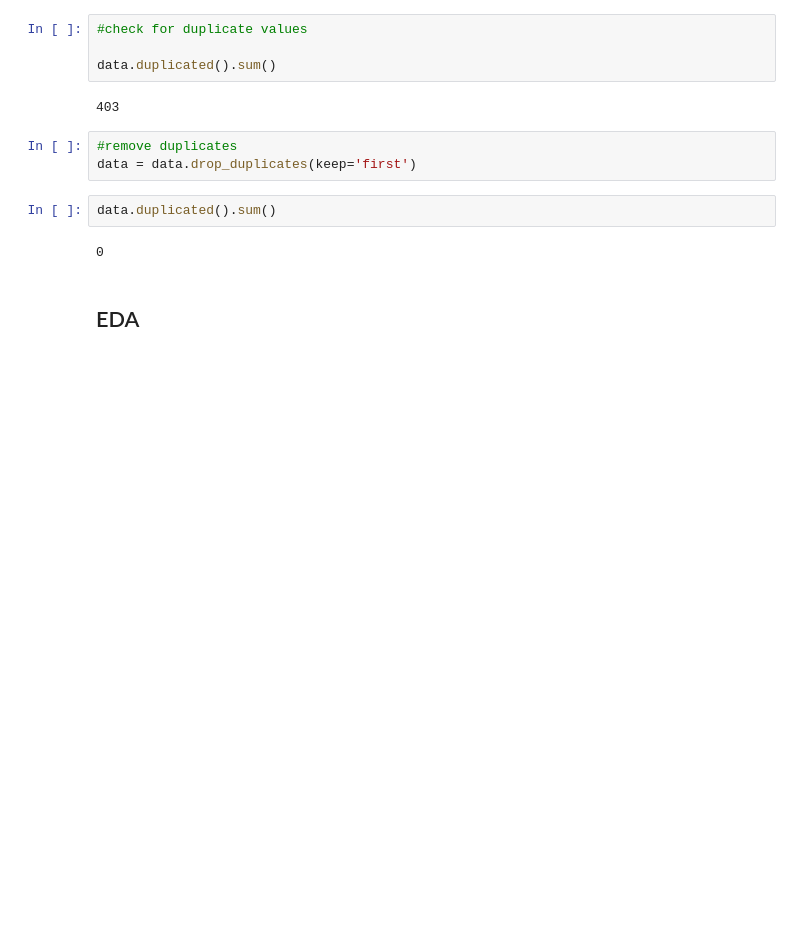
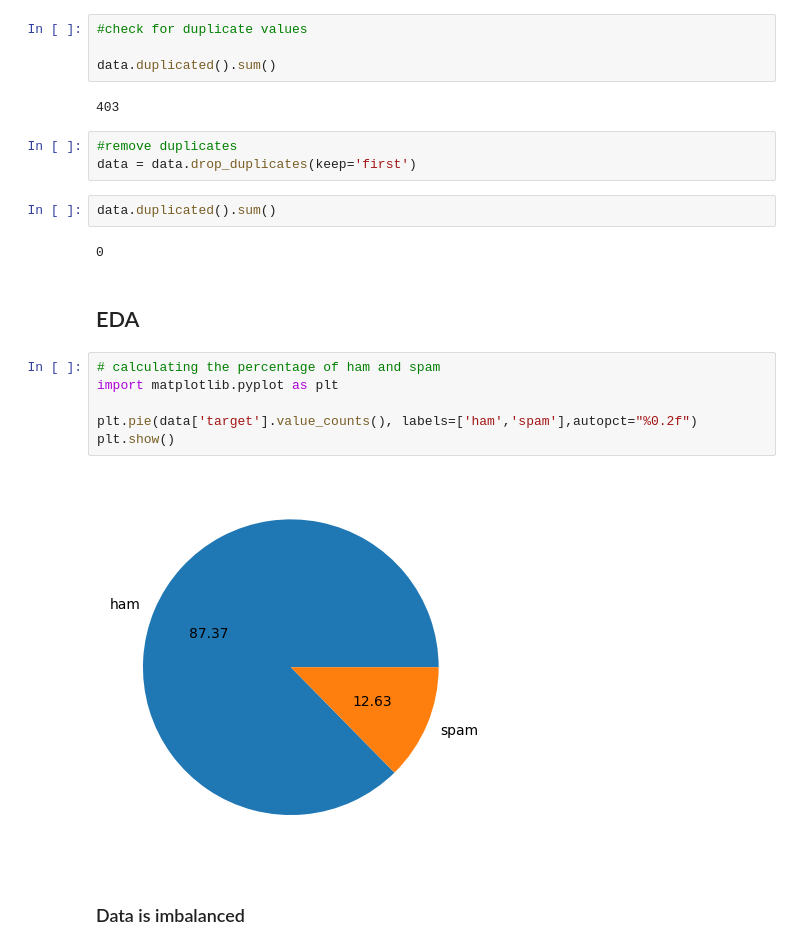
Before and after one commit to jhansimahato/Machine-learning-Projects, a Jupyter notebook: Email Spam Classifier/spam_classifier.ipynb, the cells around one changed output. Drawn from its saved outputs; the diff is of its cells as text; blank space fills up the shorter version.

```diff
--- a/Email Spam Classifier/spam_classifier.ipynb
+++ b/Email Spam Classifier/spam_classifier.ipynb
@@ -97,3 +97,13 @@ data.duplicated().sum()
 0
 # %% [markdown]
 ## EDA
+# %%
+# calculating the percentage of ham and spam
+import matplotlib.pyplot as plt
+
+plt.pie(data['target'].value_counts(), labels=['ham','spam'],autopct="%0.2f")
+plt.show()
+# %% [output]
+[figure, added]
+# %% [markdown]
+### Data is imbalanced
```
Also changed, not shown: parts of 17 cells of this notebook.
